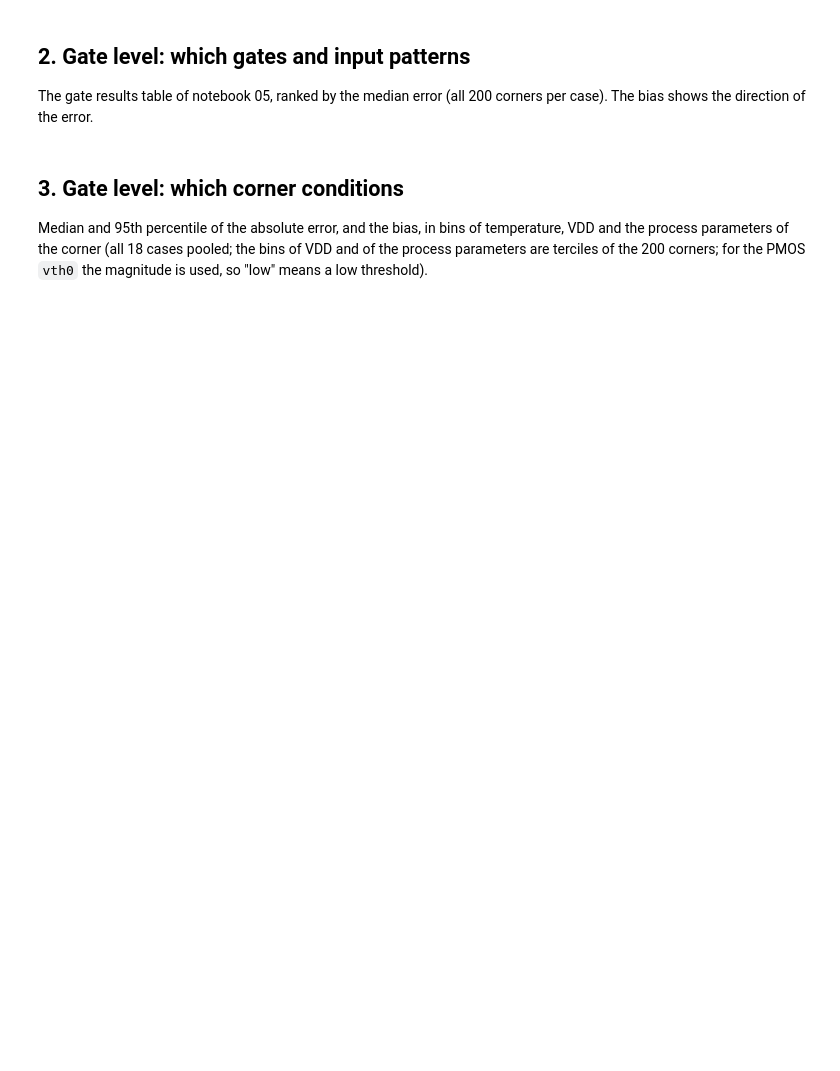
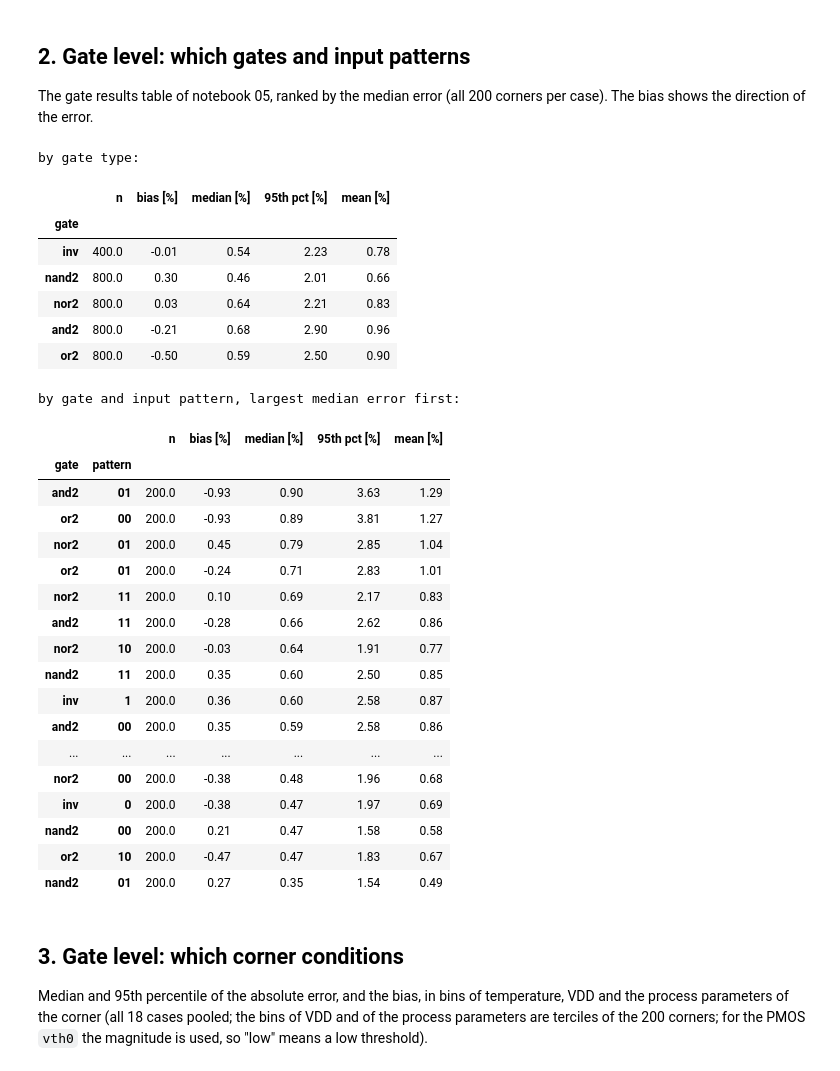
Before and after one commit to rtvk2/dvd-leakage-estimation, a Jupyter notebook: notebooks/07_error_analysis.ipynb, the cells around one changed output. Drawn from its saved outputs; the diff is of its cells as text; code cells hidden in the pictures; blank space fills up the shorter version.

```diff
--- a/notebooks/07_error_analysis.ipynb
+++ b/notebooks/07_error_analysis.ipynb
@@ -30,15 +32,45 @@ The gate results table of notebook 05, ranked by the median error (all 200 corne
 # %%
 def stats(d, err="err"):
     a = d[err].abs()
     return pd.Series({"n": len(d), "bias [%]": d[err].mean() * 100, "median [%]": a.median() * 100, "95th pct [%]": a.quantile(0.95) * 100, "mean [%]": a.mean() * 100})
 
 
 by_case = gate.groupby(["gate", "pattern"], sort=False).apply(stats, include_groups=False).sort_values("median [%]", ascending=False)
 by_gate = gate.groupby("gate", sort=False).apply(stats, include_groups=False)
+by_case.to_csv(RESULT_DIR / "gate_error_by_case.csv")
+by_gate.to_csv(RESULT_DIR / "gate_error_by_gate.csv")
 print("by gate type:")
 display(by_gate.round(2))
 print("by gate and input pattern, largest median error first:")
 by_case.round(2)
+# %% [output]
+by gate type:
+|  | n | bias [%] | median [%] | 95th pct [%] | mean [%] |
+| gate |  |  |  |  |  |
+| inv | 400.0 | -0.01 | 0.54 | 2.23 | 0.78 |
+| nand2 | 800.0 | 0.30 | 0.46 | 2.01 | 0.66 |
+| nor2 | 800.0 | 0.03 | 0.64 | 2.21 | 0.83 |
+| and2 | 800.0 | -0.21 | 0.68 | 2.90 | 0.96 |
+| or2 | 800.0 | -0.50 | 0.59 | 2.50 | 0.90 |
+by gate and input pattern, largest median error first:
+|  |  | n | bias [%] | median [%] | 95th pct [%] | mean [%] |
+| gate | pattern |  |  |  |  |  |
+| and2 | 01 | 200.0 | -0.93 | 0.90 | 3.63 | 1.29 |
+| or2 | 00 | 200.0 | -0.93 | 0.89 | 3.81 | 1.27 |
+| nor2 | 01 | 200.0 | 0.45 | 0.79 | 2.85 | 1.04 |
+| or2 | 01 | 200.0 | -0.24 | 0.71 | 2.83 | 1.01 |
+| nor2 | 11 | 200.0 | 0.10 | 0.69 | 2.17 | 0.83 |
+| and2 | 11 | 200.0 | -0.28 | 0.66 | 2.62 | 0.86 |
+| nor2 | 10 | 200.0 | -0.03 | 0.64 | 1.91 | 0.77 |
+| nand2 | 11 | 200.0 | 0.35 | 0.60 | 2.50 | 0.85 |
+| inv | 1 | 200.0 | 0.36 | 0.60 | 2.58 | 0.87 |
+| and2 | 00 | 200.0 | 0.35 | 0.59 | 2.58 | 0.86 |
+| ... | ... | ... | ... | ... | ... | ... |
+| nor2 | 00 | 200.0 | -0.38 | 0.48 | 1.96 | 0.68 |
+| inv | 0 | 200.0 | -0.38 | 0.47 | 1.97 | 0.69 |
+| nand2 | 00 | 200.0 | 0.21 | 0.47 | 1.58 | 0.58 |
+| or2 | 10 | 200.0 | -0.47 | 0.47 | 1.83 | 0.67 |
+| nand2 | 01 | 200.0 | 0.27 | 0.35 | 1.54 | 0.49 |
 # %% [markdown]
 ## 3. Gate level: which corner conditions
 Median and 95th percentile of the absolute error, and the bias, in bins of temperature, VDD and the process parameters of the corner (all 18 cases pooled; the bins of VDD and of the process parameters are terciles of the 200 corners; for the PMOS `vth0` the magnitude is used, so "low" means a low threshold).
```
Also changed, not shown: parts of 12 cells of this notebook, 10 other files.
